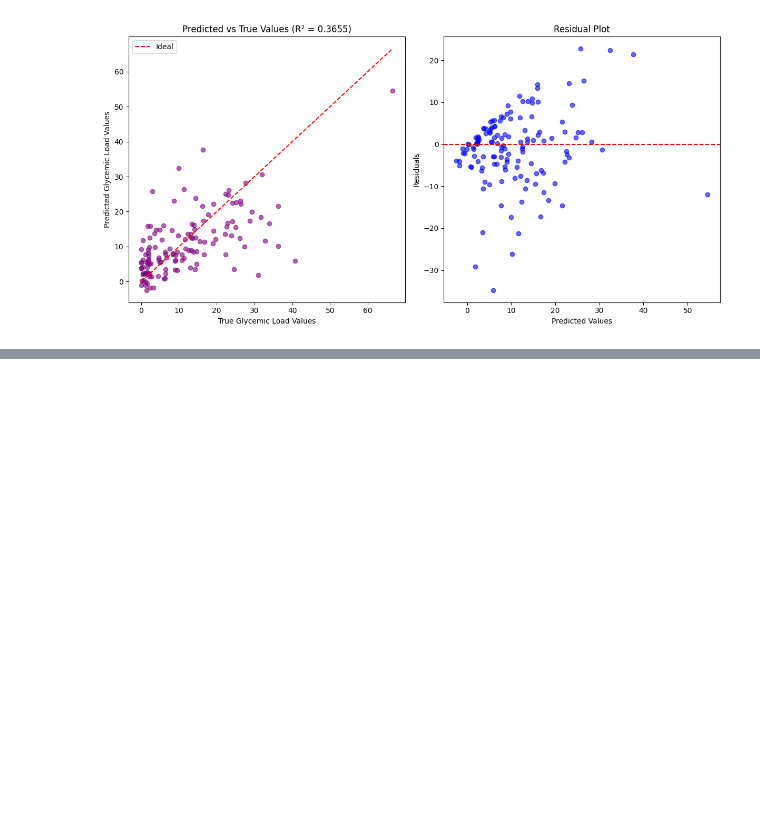
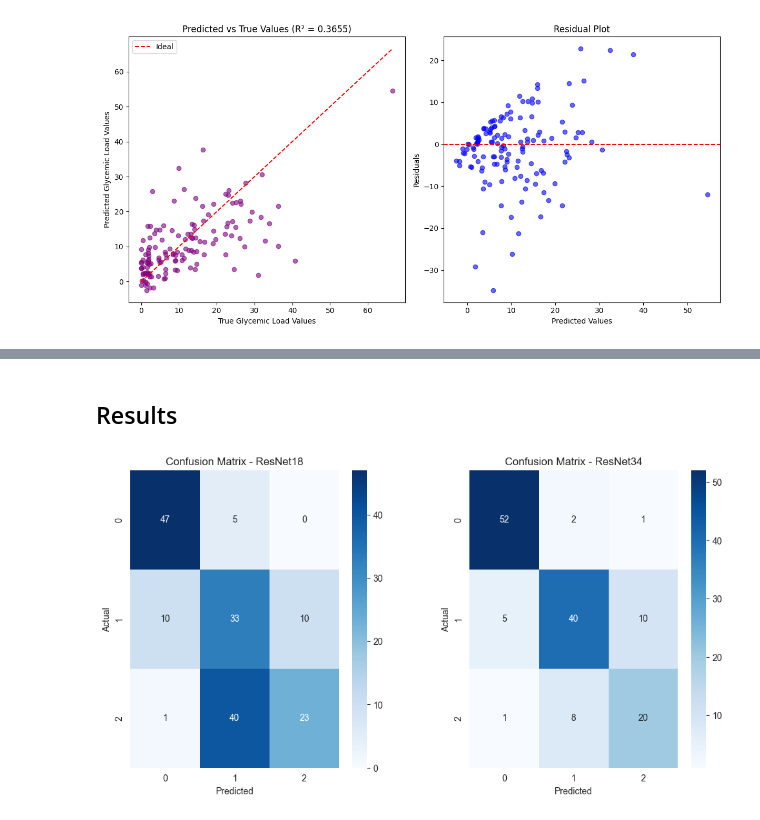
Before and after one commit to RotemGeva226/GlycemicLoad, a Jupyter notebook: Portions Estimation/notebooks/project_log.ipynb, the cells around one changed output, grey strips where cells are left out. Saved outputs shown, nothing was run; the diff lists cells and outputs as text; code cells hidden in the pictures; blank space fills up the shorter version.

```diff
--- a/Portions Estimation/notebooks/project_log.ipynb
+++ b/Portions Estimation/notebooks/project_log.ipynb
@@ -95,0 +103,38 @@ Since I don't have much data, I thought it is best to test the pre-trained ResNe
+# %% [markdown]
+## Results
+# %%
+import matplotlib.pyplot as plt
+import numpy as np
+import seaborn as sns
+
+confusion_matrix1 = np.array([
+    [47, 5, 0],
+    [10, 33, 10],
+    [1, 40, 23]
+])
+
+confusion_matrix2 = np.array([
+    [52, 2, 1],
+    [5, 40, 10],
+    [1, 8, 20]
+])
+
+# Create subplots for side-by-side visualization
+fig, (ax1, ax2) = plt.subplots(1, 2, figsize=(12, 6))
+
+# Plot the first confusion matrix
+sns.heatmap(confusion_matrix1, annot=True, fmt="d", cmap="Blues", ax=ax1)  # Use "Blues" for better contrast
+ax1.set_title("Confusion Matrix - ResNet18")
+ax1.set_ylabel("Actual")
+ax1.set_xlabel("Predicted")
+
+# Plot the second confusion matrix
+sns.heatmap(confusion_matrix2, annot=True, fmt="d", cmap="Blues", ax=ax2)  # Use contrasting colormap
+ax2.set_title("Confusion Matrix - ResNet34")
+ax2.set_ylabel("Actual")
+ax2.set_xlabel("Predicted")
+
+plt.subplots_adjust(wspace=0.3)
+plt.show()
+# %% [output]
+[figure, added]
```
Also changed, not shown: parts of 9 cells of this notebook.
